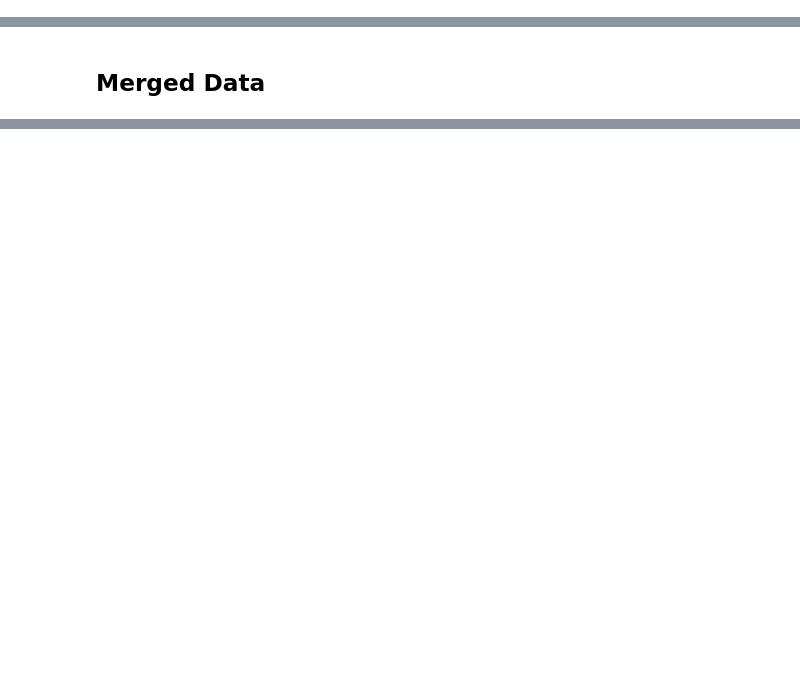
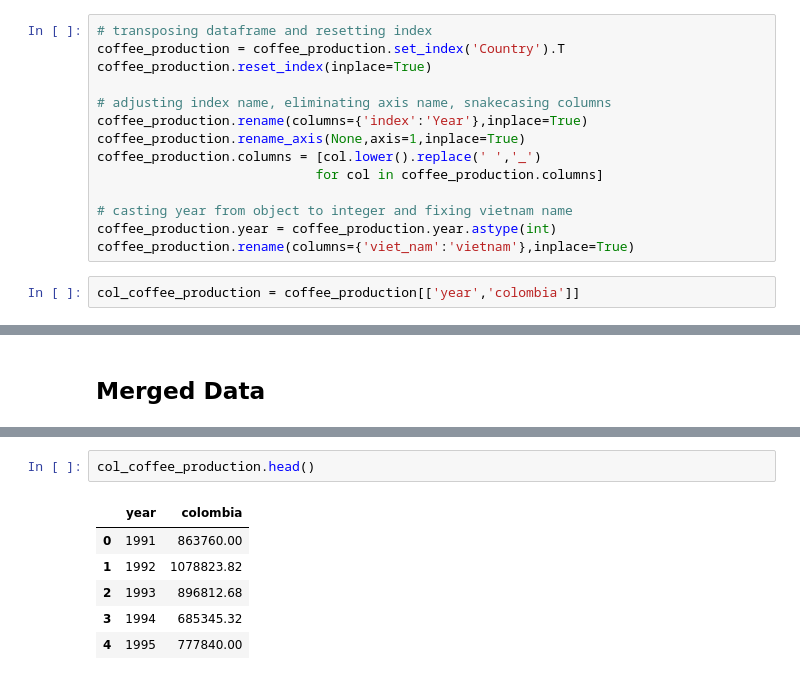
Before and after one commit to sanghyuns/Climate_Change_vs_Coffee_Production, a Jupyter notebook: capparelli.ipynb, the cells around one changed output, grey strips where cells are left out. Cells and saved outputs as stored; diff of their text form; blank space fills up the shorter version.

```diff
--- a/capparelli.ipynb
+++ b/capparelli.ipynb
@@ -20,6 +20,22 @@ coffee_production.head()
 | 3 | Indonesia | 446482.980 | 509591.760 | 334168.680 | 404597.280 | 322072.68 | 274405.740 | 493235.04 | 457246.68 | 437757.300 | ... | ... |
 | 4 | Ethiopia | 174567.060 | 175479.840 | 109510.260 | 178020.240 | 165763.80 | 189919.320 | 204446.52 | 183411.84 | 175663.500 | ... | ... |
 5 rows × 31 columns
+# %%
+# transposing dataframe and resetting index
+coffee_production = coffee_production.set_index('Country').T
+coffee_production.reset_index(inplace=True)
+
+# adjusting index name, eliminating axis name, snakecasing columns
+coffee_production.rename(columns={'index':'Year'},inplace=True)
+coffee_production.rename_axis(None,axis=1,inplace=True)
+coffee_production.columns = [col.lower().replace(' ','_')
+                            for col in coffee_production.columns]
+
+# casting year from object to integer and fixing vietnam name
+coffee_production.year = coffee_production.year.astype(int)
+coffee_production.rename(columns={'viet_nam':'vietnam'},inplace=True)
+# %%
+col_coffee_production = coffee_production[['year','colombia']]
 # %% [markdown]
 ### Retail Prices Dataset
 # %%
@@ -160,0 +182,9 @@ ax.set_xticklabels(ax.get_xticklabels(),rotation = 90);
+# %%
+col_coffee_production.head()
+# %% [output]
+|  | year | colombia |
+| 0 | 1991 | 863760.00 |
+| 1 | 1992 | 1078823.82 |
+| 2 | 1993 | 896812.68 |
+| 3 | 1994 | 685345.32 |
+| 4 | 1995 | 777840.00 |
```
Also changed, not shown: parts of 20 cells of this notebook, 1 other file.
